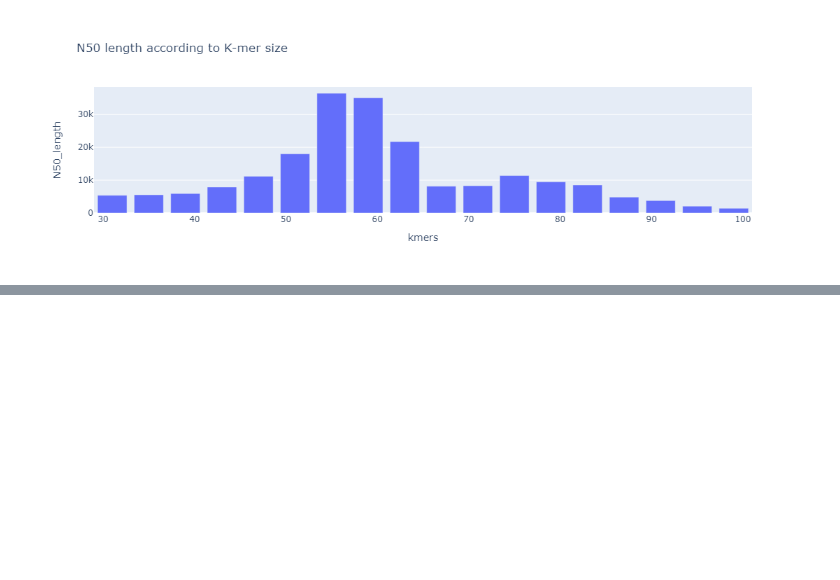
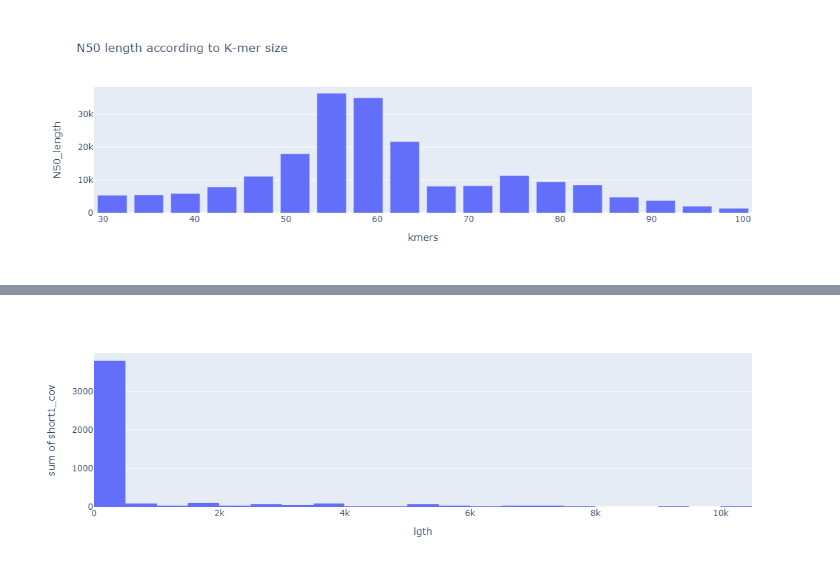
Before and after one commit to chloea31/personal_project, a Jupyter notebook: notebooks/velvet/Velvet_analysis.ipynb, the cells around one changed output, grey strips where cells are left out. Cells and saved outputs as stored; diff of their text form; code cells hidden in the pictures; blank space fills up the shorter version.

```diff
--- a/notebooks/velvet/Velvet_analysis.ipynb
+++ b/notebooks/velvet/Velvet_analysis.ipynb
@@ -175,0 +228,4 @@ There would be an optimum value of k which would balance these effects. For our
+# %%
+stats_31 = pd.read_csv("../../reports/velvet/assembly/test_k_mers_31/stats.txt", sep = "\t", index_col = 0)
+stats_31.info()
+stats_31.head(25)
@@ -175,0 +268,3 @@ There would be an optimum value of k which would balance these effects. For our
+# %%
+features = stats_31[["lgth", "short1_cov"]]
+features
@@ -175,0 +286,6 @@ There would be an optimum value of k which would balance these effects. For our
+# %%
+#group_labels = ["distplot"]
+fig = px.histogram(features, x = "lgth", y = "short1_cov")
+fig.show()
+# %% [output]
+[figure, added]
```
Also changed, not shown: parts of 7 cells of this notebook, 1 other file.
